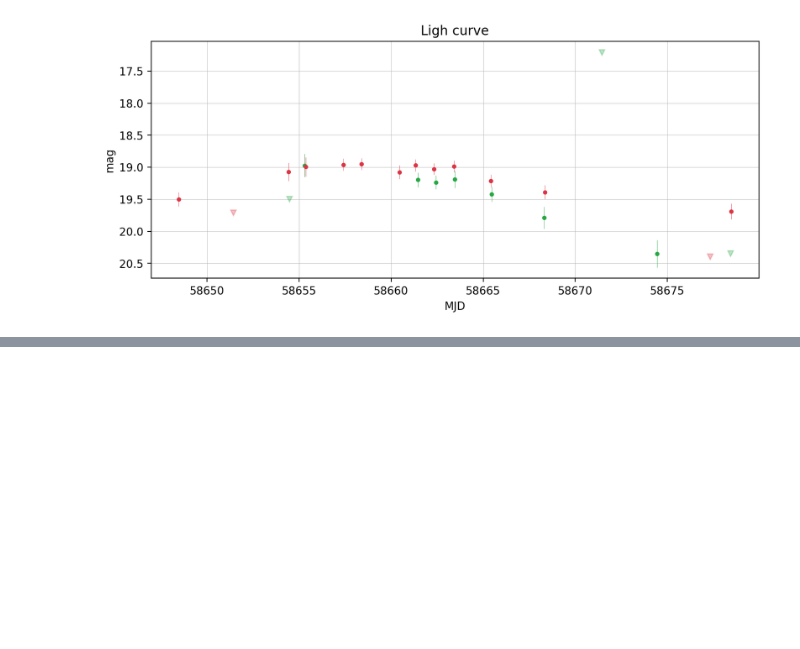
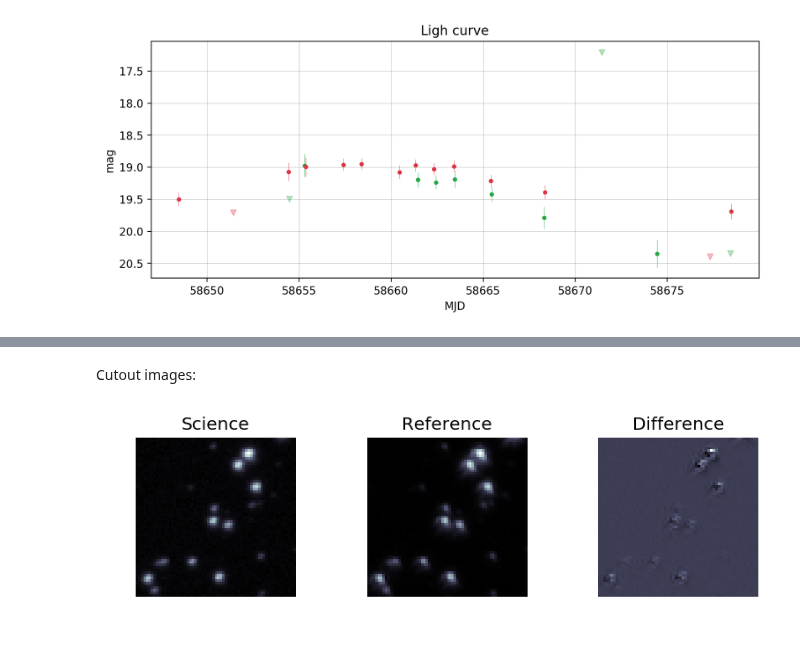
Before and after one commit to dmitryduev/kowalski-archived, a Jupyter notebook: nb/tess.ipynb, the cells around one changed output, grey strips where cells are left out. Cells and saved outputs as stored; diff of their text form; code cells hidden in the pictures; blank space fills up the shorter version.

Commit message:
wip: dump TESS alerts

```diff
--- a/nb/tess.ipynb
+++ b/nb/tess.ipynb
@@ -490,0 +502,5 @@ plot_lc(lc_candid)
+# %%
+candid = 924462626115010036
+
+with open(f'20190714/{candid}.json', 'r') as f:
+    alert = json.load(f)
@@ -490,0 +536,7 @@ plot_lc(lc_candid)
+# %% [markdown]
+Cutout images:
+# %%
+tr = make_triplet(alert)
+plot_triplet(tr)
+# %% [output]
+[figure, added]
```
Also changed, not shown: parts of 11 cells of this notebook, 1 other file.
